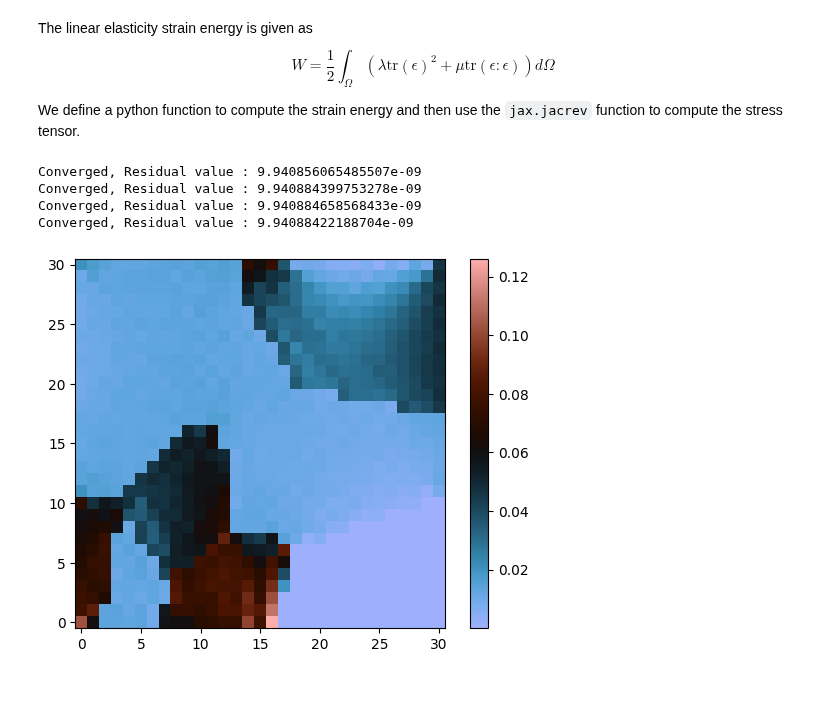
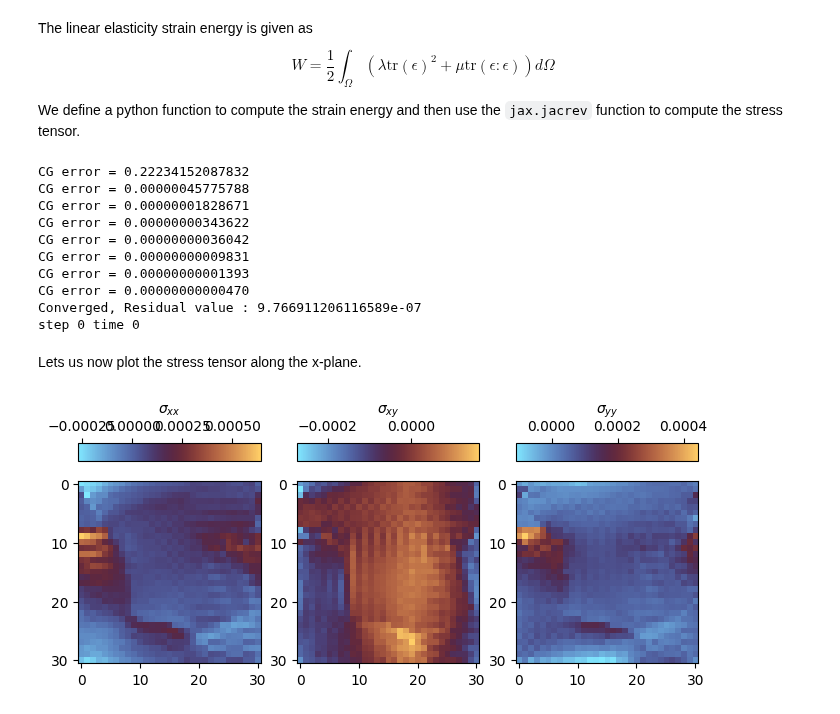
Before and after one commit to smec-ethz/xpektra, a Jupyter notebook: docs/examples/multiphase_material.ipynb, the cells around one changed output. Saved outputs shown, nothing was run; the diff lists cells and outputs as text; code cells hidden in the pictures.

```diff
--- a/docs/examples/multiphase_material.ipynb
+++ b/docs/examples/multiphase_material.ipynb
@@ -142,6 +153 @@ space = SpectralSpace(size=N, dim=ndim, length=length)
-# %%
-galerkin_projection = GalerkinProjection(
-    scheme=RotatedDifference(space=space), tensor_op=tensor
-)
-Ghat = galerkin_projection.compute_operator()
 # %%
@@ -227,11 +223,12 @@ from spectralsolver.solvers.nonlinear import (
 # %%
-applied_strains = jnp.diff(jnp.linspace(0, 2e-1, num=5))
+deps = make_field(dim=ndim, N=N, rank=2)
 
-deps = make_field(dim=ndim, N=N, rank=2)
+applied_strains = jnp.diff(jnp.linspace(0, 2e-2, num=2))
+
 
 for inc, deps_avg in enumerate(applied_strains):
     # solving for elasticity
-    deps[:, :, :, 0, 0] = deps_avg
+    deps[:, :, 0, 0] = deps_avg
     b = -residual_fn(deps)
     eps = eps + deps
 
@@ -239,15 +236,25 @@ for inc, deps_avg in enumerate(applied_strains):
         state=(deps, b, eps),
         gradient=residual_fn,
         jacobian=jacobian_fn,
-        tol=1e-8,
+        tol=1e-6,
         max_iter=20,
         krylov_solver=conjugate_gradient_while,
-        krylov_tol=1e-8,
+        krylov_tol=1e-6,
         krylov_max_iter=20,
     )
     eps = final_state[2]
+
+    print("step", inc, "time", inc)
+
+sig = compute_stress(eps).reshape(dofs_shape)
 # %% [output]
-Converged, Residual value : 9.940856065485507e-09
-Converged, Residual value : 9.940884399753278e-09
-Converged, Residual value : 9.940884658568433e-09
-Converged, Residual value : 9.94088422188704e-09
+CG error = 0.22234152087832
+CG error = 0.00000045775788
+CG error = 0.00000001828671
+CG error = 0.00000000343622
+CG error = 0.00000000036042
+CG error = 0.00000000009831
+CG error = 0.00000000001393
+CG error = 0.00000000000470
+Converged, Residual value : 9.766911206116589e-07
+step 0 time 0
@@ -256,9 +260,0 @@ stress00 = compute_stress(final_state[-1])[:, :, :, 1, 1]
-# %%
-plt.figure()
-plt.imshow(
-    stress00.at[10, :, :].get() * (structure[10, :, :]), cmap=cmc.berlin, origin="lower"
-)
-plt.colorbar()
-plt.show()
-# %% [output]
-[figure, removed]
@@ -296,0 +261,28 @@ pl.export_html(os.environ["PYVISTA_CACHE_DIR"] + "/pv.html")
+# %% [markdown]
+Lets us now plot the stress tensor along the x-plane.
+# %%
+import matplotlib.pyplot as plt  # noqa: E402
+from mpl_toolkits.axes_grid1 import make_axes_locatable
+
+fig, (ax1, ax2, ax3) = plt.subplots(1, 3, figsize=(8, 4))
+
+cax1 = ax1.imshow(sig.at[:, :, int(N / 2), 0, 0].get(), cmap="managua_r")
+
+divider = make_axes_locatable(ax1)
+cax = divider.append_axes("top", size="10%", pad=0.2)
+fig.colorbar(cax1, cax=cax, label=r"$\sigma_{xx}$", orientation="horizontal", location="top")
+
+
+cax2 = ax2.imshow(sig.at[:, :, int(N / 2), 0, 1].get(), cmap="managua_r")
+divider = make_axes_locatable(ax2)
+cax = divider.append_axes("top", size="10%", pad=0.2)
+fig.colorbar(cax2, cax=cax, label=r"$\sigma_{xy}$", orientation="horizontal", location="top")
+
+cax3 = ax3.imshow(sig.at[:, :, int(N / 2), 1, 1].get(), cmap="managua_r")
+divider = make_axes_locatable(ax3)
+cax = divider.append_axes("top", size="10%", pad=0.2)
+fig.colorbar(cax3, cax=cax, label=r"$\sigma_{yy}$", orientation="horizontal", location="top")
+
+plt.show()
+# %% [output]
+[figure, added]
```
Also changed, not shown: parts of 22 cells of this notebook, 20 other files.
